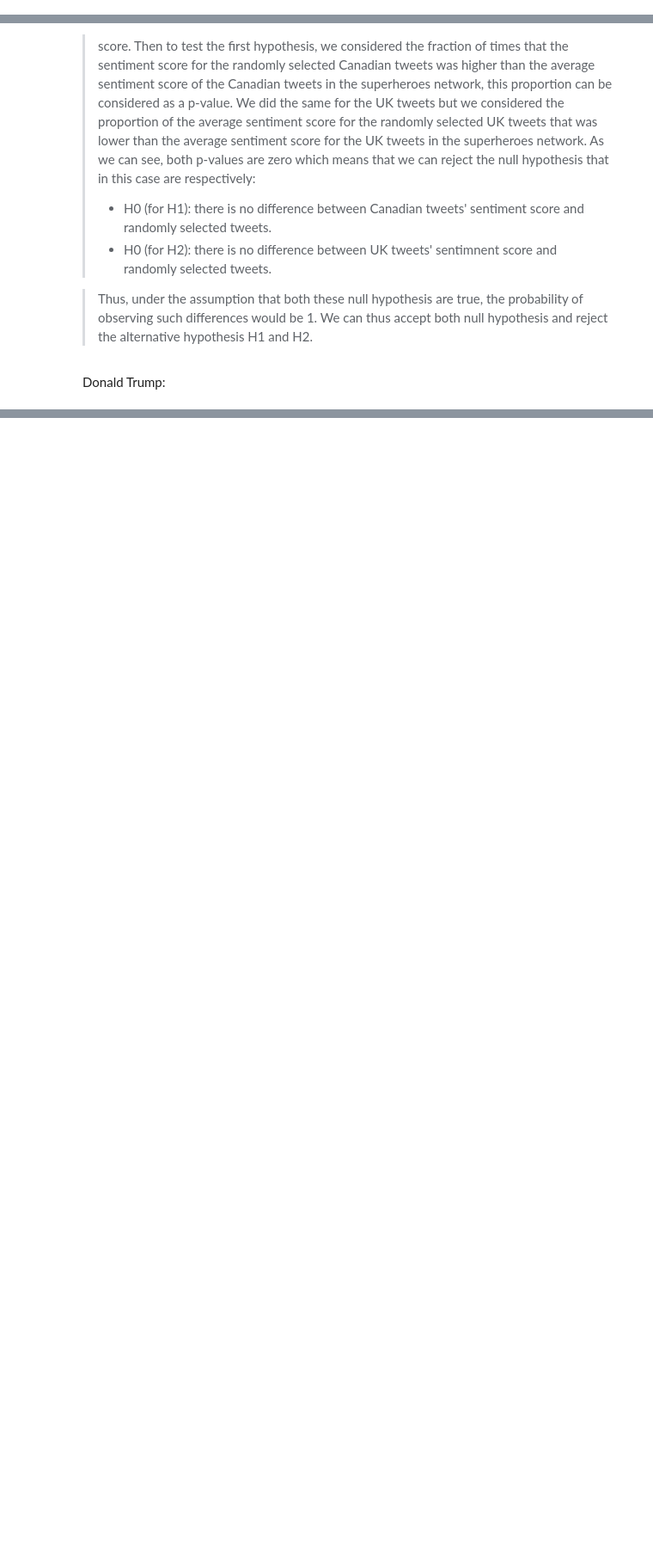
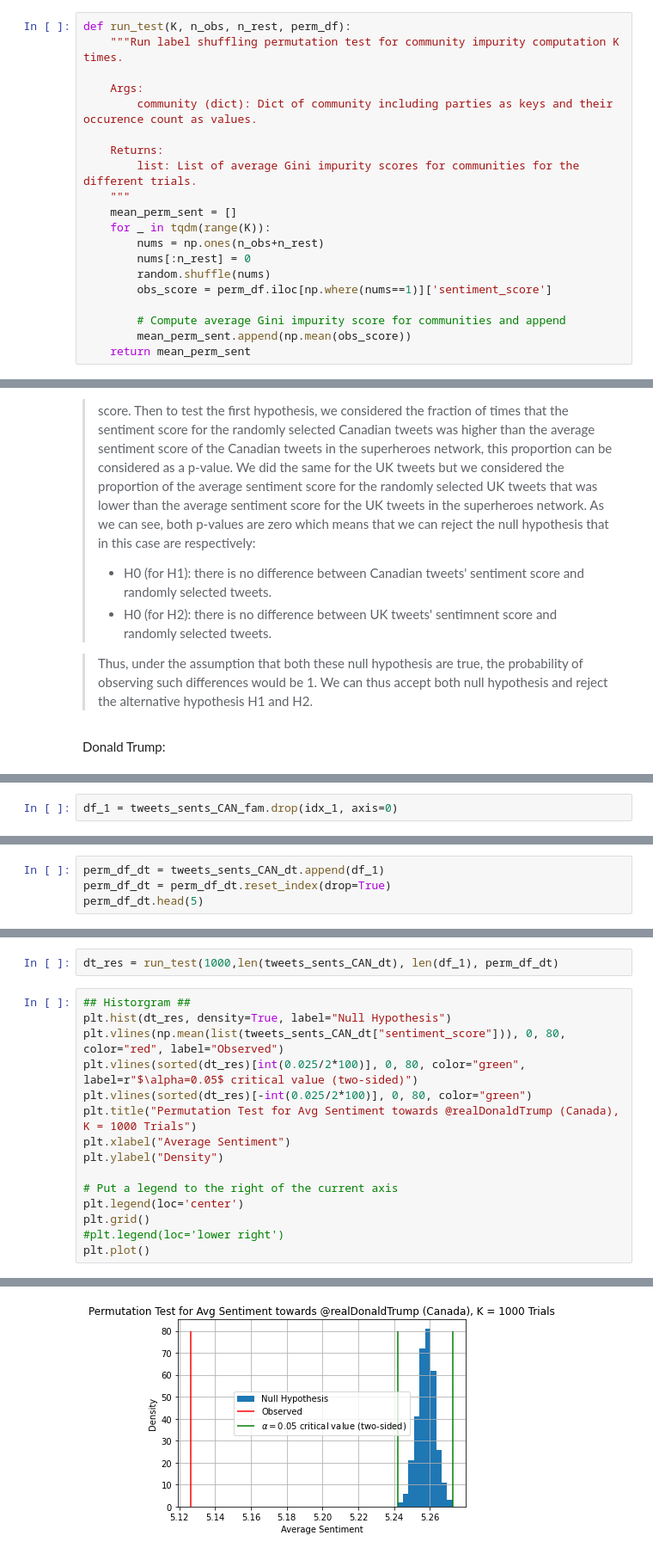
Before and after one commit to HuayuanSong/2805_covid_tweets, a Jupyter notebook: graph_all.ipynb, the cells around one changed output, grey strips where cells are left out. Shown at 86% size. Drawn from its saved outputs; the diff is of its cells as text; blank space fills up the shorter version.

```diff
--- a/graph_all.ipynb
+++ b/graph_all.ipynb
@@ -714,5 +726,25 @@ plt.show()
 # %% [markdown]
 **More Permutation Tests**
+# %%
+def run_test(K, n_obs, n_rest, perm_df):
+    """Run label shuffling permutation test for community impurity computation K times.
+
+    Args:
+        community (dict): Dict of community including parties as keys and their occurence count as values.
+
+    Returns:
+        list: List of average Gini impurity scores for communities for the different trials.
+    """
+    mean_perm_sent = []
+    for _ in tqdm(range(K)):
+        nums = np.ones(n_obs+n_rest)
+        nums[:n_rest] = 0
+        random.shuffle(nums)
+        obs_score = perm_df.iloc[np.where(nums==1)]['sentiment_score']
+
+        # Compute average Gini impurity score for communities and append
+        mean_perm_sent.append(np.mean(obs_score))
+    return mean_perm_sent
 # %% [markdown]
 WHO:
 # %%
@@ -796,4 +828,6 @@ for i in range(len(df_1)):
         idx_2.append(i)
+# %%
+df_1 = tweets_sents_CAN_fam.drop(idx_1, axis=0)
 # %%
 tweets_sents_CAN_dt = tweets_sents_CAN_fam.iloc[idx_1]
 tweets_sents_CAN_dt.head(5)
@@ -827,0 +884,4 @@ perm_df_dt.head(5)
+# %%
+perm_df_dt = tweets_sents_CAN_dt.append(df_1)
+perm_df_dt = perm_df_dt.reset_index(drop=True)
+perm_df_dt.head(5)
@@ -827,0 +895,18 @@ perm_df_dt.head(5)
+# %%
+dt_res = run_test(1000,len(tweets_sents_CAN_dt), len(df_1), perm_df_dt)
+# %%
+## Historgram ##
+plt.hist(dt_res, density=True, label="Null Hypothesis")
+plt.vlines(np.mean(list(tweets_sents_CAN_dt["sentiment_score"])), 0, 80, color="red", label="Observed")
+plt.vlines(sorted(dt_res)[int(0.025/2*100)], 0, 80, color="green", label=r"$\alpha=0.05$ critical value (two-sided)")
+plt.vlines(sorted(dt_res)[-int(0.025/2*100)], 0, 80, color="green")
+plt.title("Permutation Test for Avg Sentiment towards @realDonaldTrump (Canada), K = 1000 Trials")
+plt.xlabel("Average Sentiment")
+plt.ylabel("Density")
+
+# Put a legend to the right of the current axis
+plt.legend(loc='center')
+plt.grid()
+#plt.legend(loc='lower right')
+plt.plot()
+# %% [output]
@@ -827,0 +914 @@ perm_df_dt.head(5)
+[figure, added]
```
Also changed, not shown: parts of 48 cells of this notebook, 1 other file.
